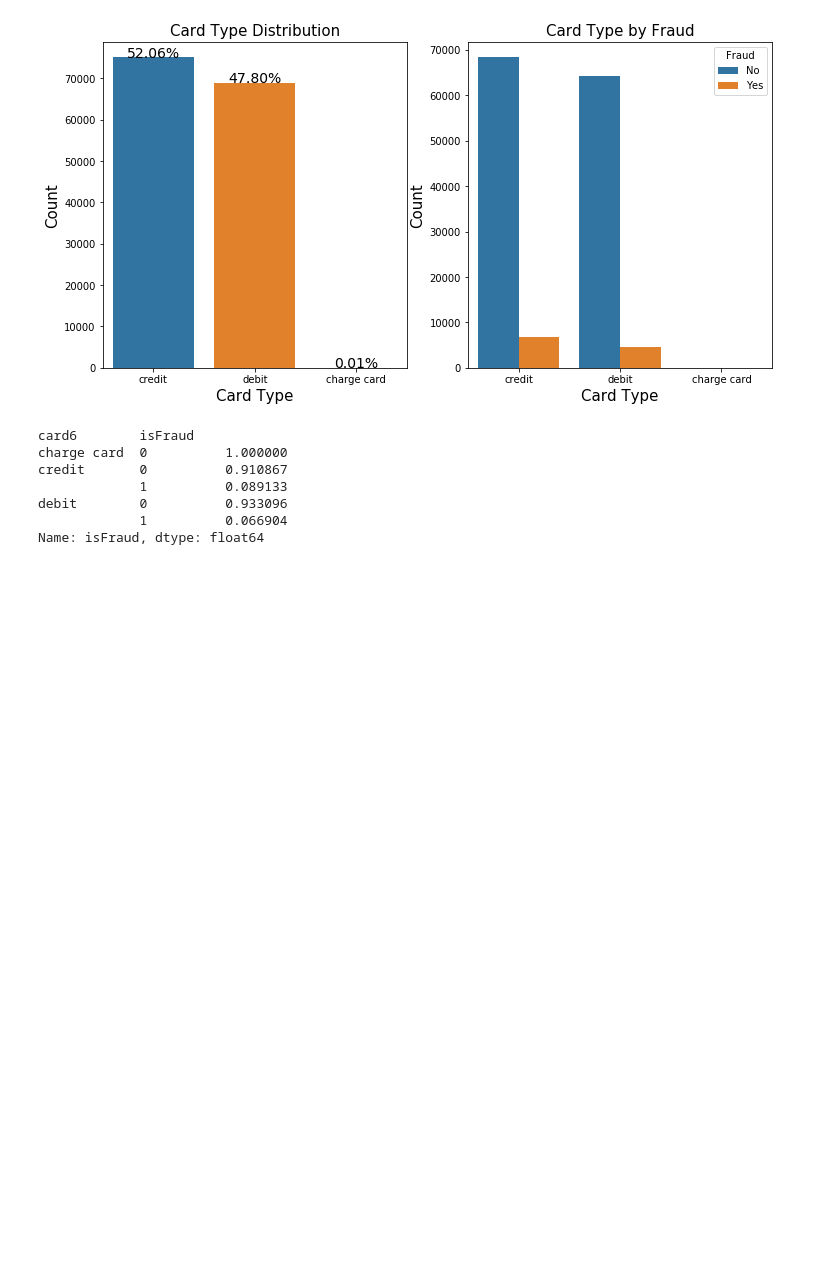
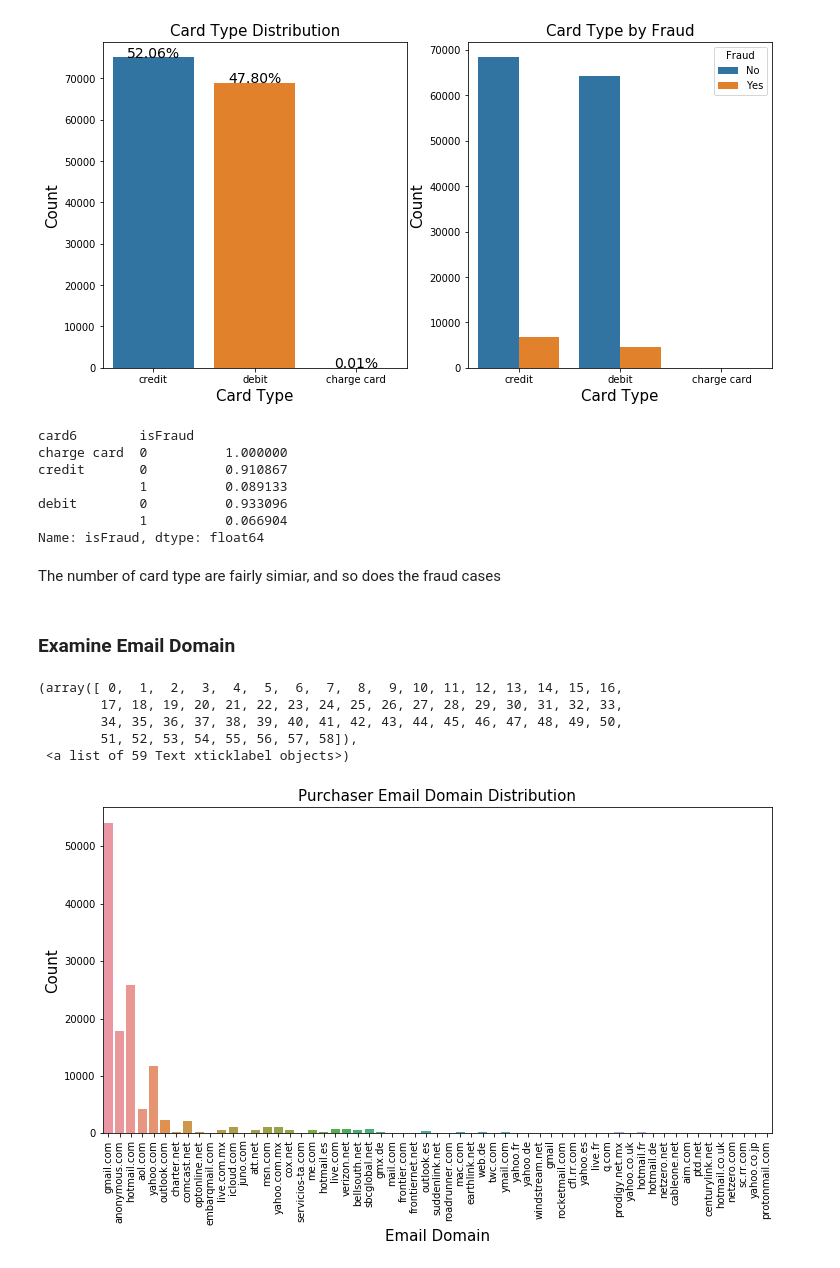
Before and after one commit to tsaw8/Thinkful_Project, a Jupyter notebook: Capstone: Supervised learning /IEEE-CIS Fraud Detection .ipynb, the cells around one changed output. Saved outputs shown, nothing was run; the diff lists cells and outputs as text; code cells hidden in the pictures; blank space fills up the shorter version.

```diff
--- a/Capstone: Supervised learning /IEEE-CIS Fraud Detection .ipynb
+++ b/Capstone: Supervised learning /IEEE-CIS Fraud Detection .ipynb
@@ -560,3 +560,23 @@ credit       0          0.910867
 debit        0          0.933096
              1          0.066904
 Name: isFraud, dtype: float64
+# %% [markdown]
+The number of card type are fairly simiar, and so does the fraud cases
+# %% [markdown]
+### Examine Email Domain
+# %%
+# Plot email domain
+plt.figure(figsize=(12,6))
+
+g = sns.countplot(x = 'P_emaildomain', data = df)
+g.set_title('Purchaser Email Domain Distribution', fontsize = 15)
+g.set_xlabel("Email Domain", fontsize=15)
+g.set_ylabel("Count", fontsize=15)
+plt.xticks(rotation='vertical')
+# %% [output]
+(array([ 0,  1,  2,  3,  4,  5,  6,  7,  8,  9, 10, 11, 12, 13, 14, 15, 16,
+        17, 18, 19, 20, 21, 22, 23, 24, 25, 26, 27, 28, 29, 30, 31, 32, 33,
+        34, 35, 36, 37, 38, 39, 40, 41, 42, 43, 44, 45, 46, 47, 48, 49, 50,
+        51, 52, 53, 54, 55, 56, 57, 58]),
+ <a list of 59 Text xticklabel objects>)
+[figure, added]
```
Also changed, not shown: parts of 15 cells of this notebook.
